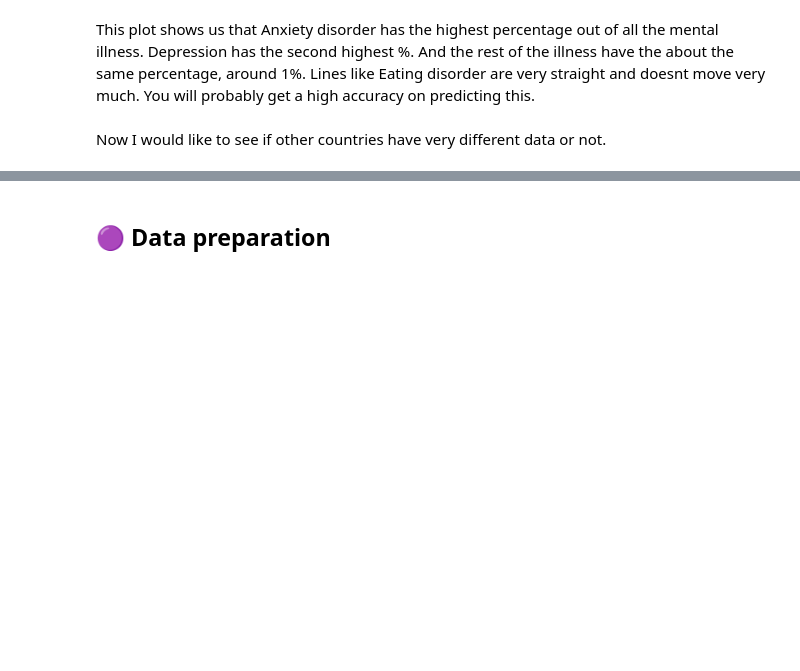
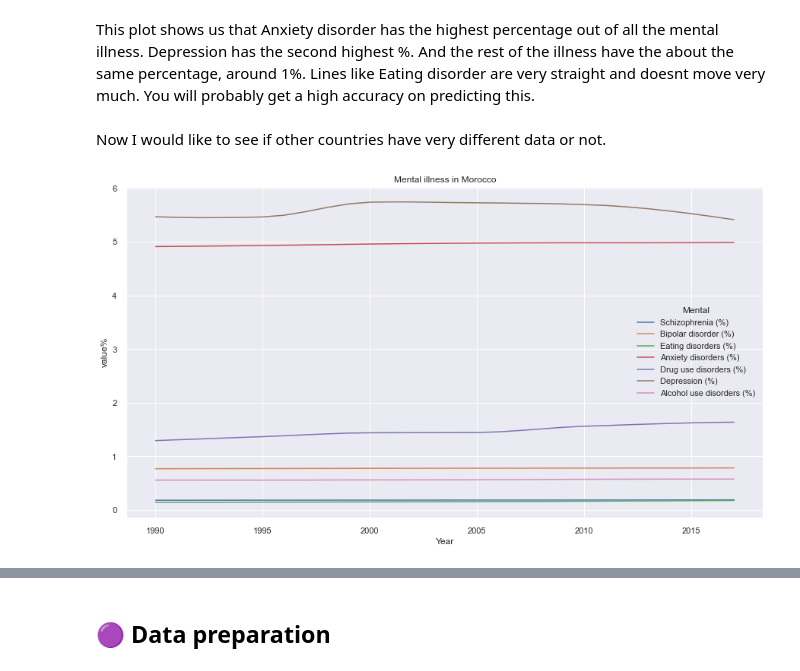
Before and after one commit to AviMegin/AI, a Jupyter notebook: Python/Challenge 2.ipynb, the cells around one changed output, grey strips where cells are left out. Cells and saved outputs as stored; diff of their text form; code cells hidden in the pictures; blank space fills up the shorter version.

```diff
--- a/Python/Challenge 2.ipynb
+++ b/Python/Challenge 2.ipynb
@@ -146,3 +148,19 @@ plt.show()
 This plot shows us that Anxiety disorder has the highest percentage out of all the mental illness. Depression has the second highest %. And the rest of the illness have the about the same percentage, around 1%. Lines like Eating disorder are very straight and doesnt move very much. You will probably get a high accuracy on predicting this.
 # %% [markdown]
 Now I would like to see if other countries have very different data or not.
+# %%
+#we will repeat the process for NL but then for Morocco
+dfMO = df['Entity'] == 'Morocco' #We make a new dataframe called dfMO, this will return true or false
+MO = df[dfMO] #we then make this true or false statement into a dataframe
+#we need to filter the dataframe and only use the columns we need, which is "year" and all the mental illnesses
+MO2 = MO[['Year','Schizophrenia (%)','Bipolar disorder (%)','Eating disorders (%)','Anxiety disorders (%)','Drug use disorders (%)','Depression (%)','Alcohol use disorders (%)']]
+#then we will melt the column into 1
+dfmo = MO2.melt('Year', var_name='Mental', value_name='value%') #Reshape the DataFrame from wide to long with melt
+# %%
+plt.gcf().set_size_inches(15, 8)#size of the plot
+g = sns.lineplot(x="Year", y="value%", hue='Mental', data=dfmo)#plot
+
+plt.title('Mental illness in Morocco')
+plt.show()
+# %% [output]
+[figure, added]
```
Also changed, not shown: parts of 36 cells of this notebook.
